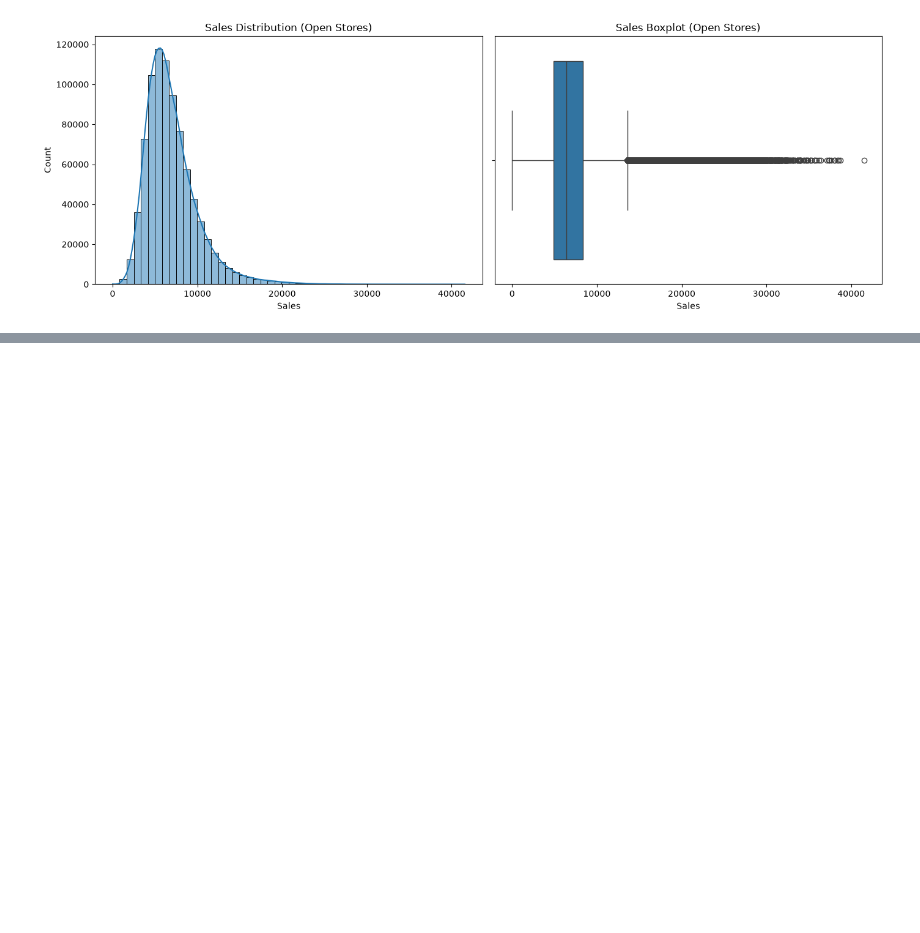
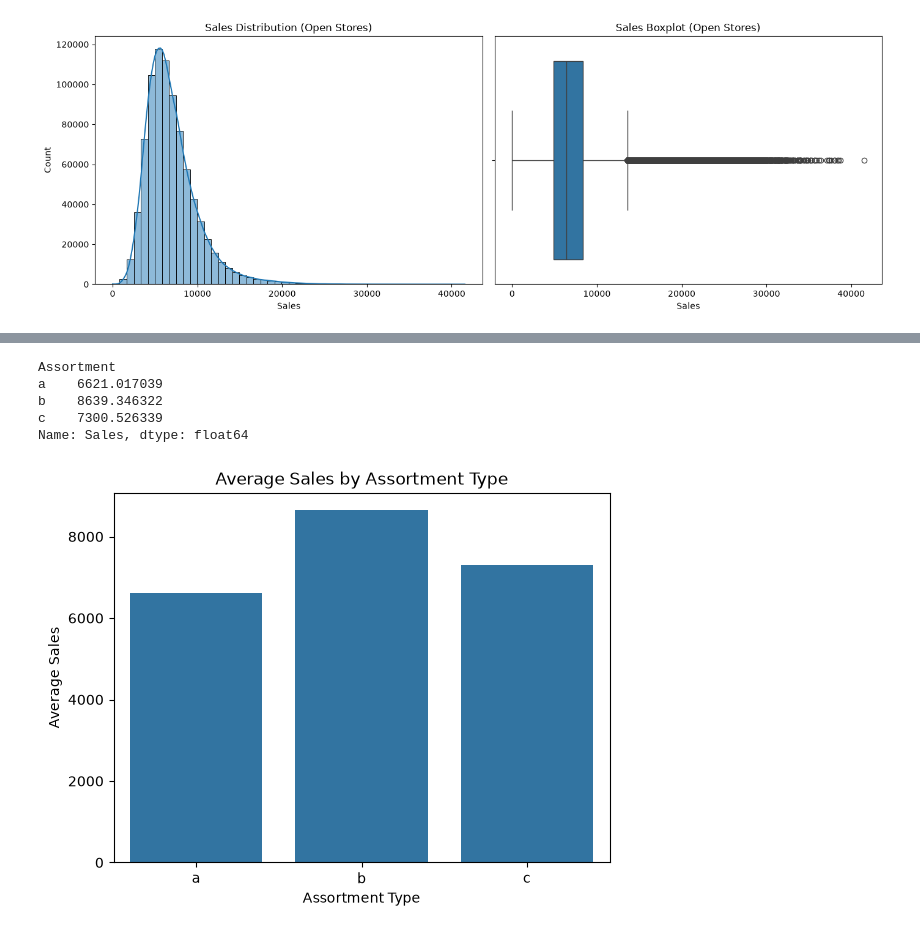
Before and after one commit to MaryamHashemi2002/Retail-Sales-Forecasting-ML, a Jupyter notebook: notebooks/01_data_exploration.ipynb, the cells around one changed output, grey strips where cells are left out. Cells and saved outputs as stored; diff of their text form; code cells hidden in the pictures; blank space fills up the shorter version.

```diff
--- a/notebooks/01_data_exploration.ipynb
+++ b/notebooks/01_data_exploration.ipynb
@@ -376,0 +470,32 @@ plt.show()
+# %%
+train_merged = train.merge(
+    store[['Store', 'StoreType', 'Assortment']],
+    on='Store',
+    how='left'
+)
+
+sales_by_assortment = (
+    train_merged[train_merged['Open'] == 1]
+    .groupby('Assortment')['Sales']
+    .mean()
+)
+
+print(sales_by_assortment)
+# %% [output]
+Assortment
+a    6621.017039
+b    8639.346322
+c    7300.526339
+Name: Sales, dtype: float64
+# %%
+sns.barplot(
+    x=sales_by_assortment.index,
+    y=sales_by_assortment.values
+)
+
+plt.title('Average Sales by Assortment Type')
+plt.xlabel('Assortment Type')
+plt.ylabel('Average Sales')
+plt.show()
+# %% [output]
+[figure, added]
```
Also changed, not shown: parts of 35 cells of this notebook.
